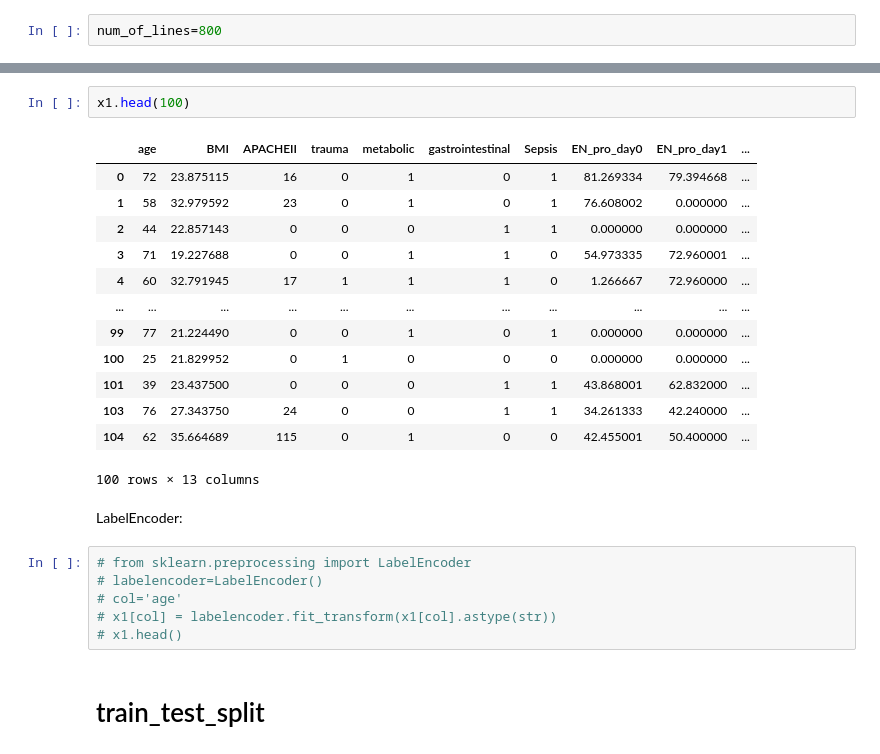
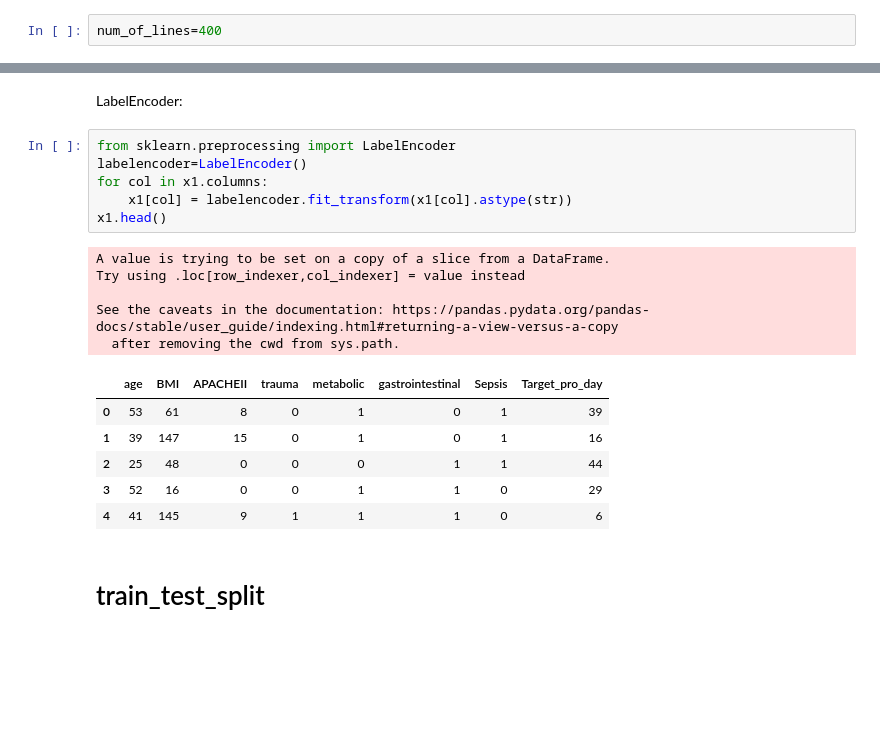
Before and after one commit to dvirs12345/Final-project, a Jupyter notebook: Hazana/first_slice.ipynb, the cells around one changed output, grey strips where cells are left out. Cells and saved outputs as stored; diff of their text form; blank space fills up the shorter version.

```diff
--- a/Hazana/first_slice.ipynb
+++ b/Hazana/first_slice.ipynb
@@ -1,5 +1,5 @@
 # %%
-num_of_lines=800
+num_of_lines=400
 # %%
 import pandas as pd
 import numpy as np
@@ -103,30 +82,26 @@ target.head()
 | 2 | 0 |
 | 3 | 0 |
 | 4 | 0 |
-# %%
-x1.head(100)
-# %% [output]
-|  | age | BMI | APACHEII | trauma | metabolic | gastrointestinal | Sepsis | EN_pro_day0 | EN_pro_day1 | ... |
-| 0 | 72 | 23.875115 | 16 | 0 | 1 | 0 | 1 | 81.269334 | 79.394668 | ... |
-| 1 | 58 | 32.979592 | 23 | 0 | 1 | 0 | 1 | 76.608002 | 0.000000 | ... |
-| 2 | 44 | 22.857143 | 0 | 0 | 0 | 1 | 1 | 0.000000 | 0.000000 | ... |
-| 3 | 71 | 19.227688 | 0 | 0 | 1 | 1 | 0 | 54.973335 | 72.960001 | ... |
-| 4 | 60 | 32.791945 | 17 | 1 | 1 | 1 | 0 | 1.266667 | 72.960000 | ... |
-| ... | ... | ... | ... | ... | ... | ... | ... | ... | ... | ... |
-| 99 | 77 | 21.224490 | 0 | 0 | 1 | 0 | 1 | 0.000000 | 0.000000 | ... |
-| 100 | 25 | 21.829952 | 0 | 1 | 0 | 0 | 0 | 0.000000 | 0.000000 | ... |
-| 101 | 39 | 23.437500 | 0 | 0 | 0 | 1 | 1 | 43.868001 | 62.832000 | ... |
-| 103 | 76 | 27.343750 | 24 | 0 | 0 | 1 | 1 | 34.261333 | 42.240000 | ... |
-| 104 | 62 | 35.664689 | 115 | 0 | 1 | 0 | 0 | 42.455001 | 50.400000 | ... |
-100 rows × 13 columns
 # %% [markdown]
 LabelEncoder:
 # %%
-# from sklearn.preprocessing import LabelEncoder
-# labelencoder=LabelEncoder()
-# col='age'
-# x1[col] = labelencoder.fit_transform(x1[col].astype(str))
-# x1.head()
+from sklearn.preprocessing import LabelEncoder
+labelencoder=LabelEncoder()
+for col in x1.columns:
+    x1[col] = labelencoder.fit_transform(x1[col].astype(str))
+x1.head()
+# %% [output]
+A value is trying to be set on a copy of a slice from a DataFrame.
+Try using .loc[row_indexer,col_indexer] = value instead
+
+See the caveats in the documentation: https://pandas.pydata.org/pandas-docs/stable/user_guide/indexing.html#returning-a-view-versus-a-copy
+  after removing the cwd from sys.path.
+|  | age | BMI | APACHEII | trauma | metabolic | gastrointestinal | Sepsis | Target_pro_day |
+| 0 | 53 | 61 | 8 | 0 | 1 | 0 | 1 | 39 |
+| 1 | 39 | 147 | 15 | 0 | 1 | 0 | 1 | 16 |
+| 2 | 25 | 48 | 0 | 0 | 0 | 1 | 1 | 44 |
+| 3 | 52 | 16 | 0 | 0 | 1 | 1 | 0 | 29 |
+| 4 | 41 | 145 | 9 | 1 | 1 | 1 | 0 | 6 |
 # %% [markdown]
 # train_test_split
 # %%
```
Also changed, not shown: parts of 39 cells of this notebook.
